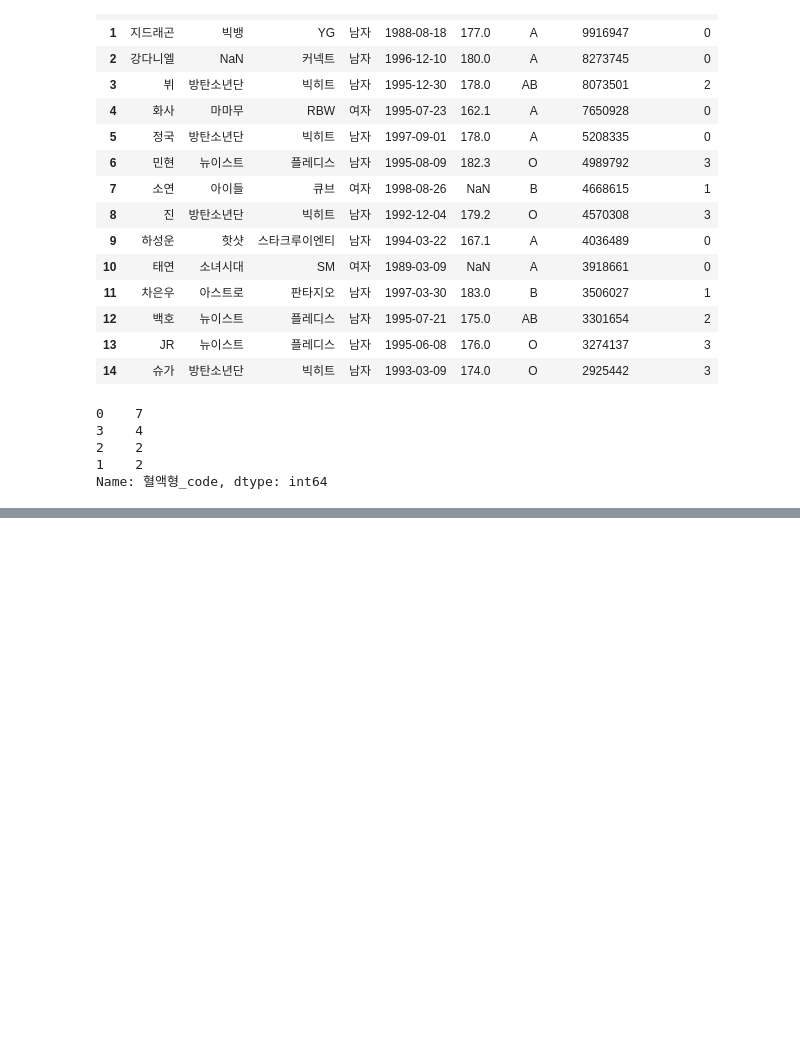
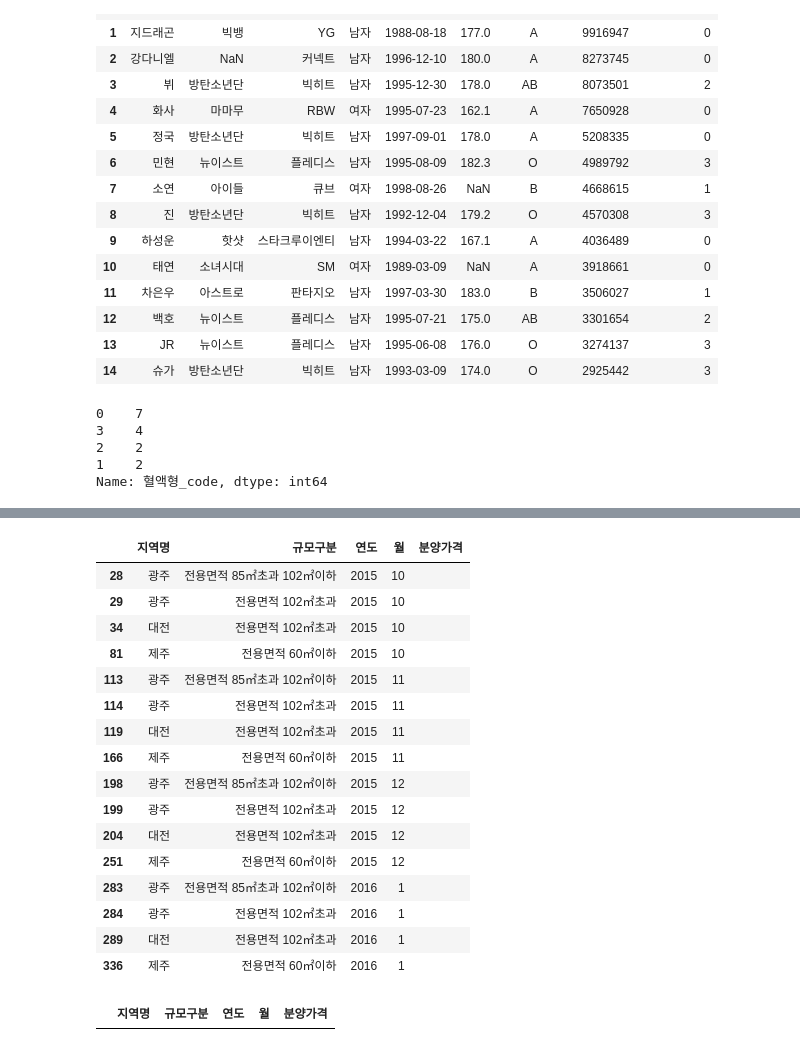
Before and after one commit to OhJaeGeun/jupyter_pandas_study1, a Jupyter notebook: pandas_study.ipynb, the cells around one changed output, grey strips where cells are left out. Cells and saved outputs as stored; diff of their text form; code cells hidden in the pictures; blank space fills up the shorter version.

```diff
--- a/pandas_study.ipynb
+++ b/pandas_study.ipynb
@@ -935,0 +990,4 @@ Name: 혈액형_code, dtype: int64
+# %%
+filename = 'data/seoul_house_price.csv'
+df = pd.read_csv(filename, sep = ',')
+df
@@ -935,0 +1051,4 @@ Name: 혈액형_code, dtype: int64
+# %%
+# 분양가격 column의 이름을 재정의하겠음.
+
+df = df.rename(columns = {'분양가격(㎡)':'분양가격'})
@@ -935,0 +1075,21 @@ Name: 혈액형_code, dtype: int64
+# %%
+# ' ' 공백이 존재하는지를 검색해서 확인해 보자.
+df.loc[df['분양가격'] == '  ']
+# %% [output]
+|  | 지역명 | 규모구분 | 연도 | 월 | 분양가격 |
+| 28 | 광주 | 전용면적 85㎡초과 102㎡이하 | 2015 | 10 |  |
+| 29 | 광주 | 전용면적 102㎡초과 | 2015 | 10 |  |
+| 34 | 대전 | 전용면적 102㎡초과 | 2015 | 10 |  |
+| 81 | 제주 | 전용면적 60㎡이하 | 2015 | 10 |  |
+| 113 | 광주 | 전용면적 85㎡초과 102㎡이하 | 2015 | 11 |  |
+| 114 | 광주 | 전용면적 102㎡초과 | 2015 | 11 |  |
+| 119 | 대전 | 전용면적 102㎡초과 | 2015 | 11 |  |
+| 166 | 제주 | 전용면적 60㎡이하 | 2015 | 11 |  |
+| 198 | 광주 | 전용면적 85㎡초과 102㎡이하 | 2015 | 12 |  |
+| 199 | 광주 | 전용면적 102㎡초과 | 2015 | 12 |  |
+| 204 | 대전 | 전용면적 102㎡초과 | 2015 | 12 |  |
+| 251 | 제주 | 전용면적 60㎡이하 | 2015 | 12 |  |
+| 283 | 광주 | 전용면적 85㎡초과 102㎡이하 | 2016 | 1 |  |
+| 284 | 광주 | 전용면적 102㎡초과 | 2016 | 1 |  |
+| 289 | 대전 | 전용면적 102㎡초과 | 2016 | 1 |  |
+| 336 | 제주 | 전용면적 60㎡이하 | 2016 | 1 |  |
@@ -935,0 +1100,4 @@ Name: 혈액형_code, dtype: int64
+# %%
+df.loc[df['분양가격'] == '  ']
+# %% [output]
+|  | 지역명 | 규모구분 | 연도 | 월 | 분양가격 |
```
Also changed, not shown: parts of 56 cells of this notebook, 2 other files.
